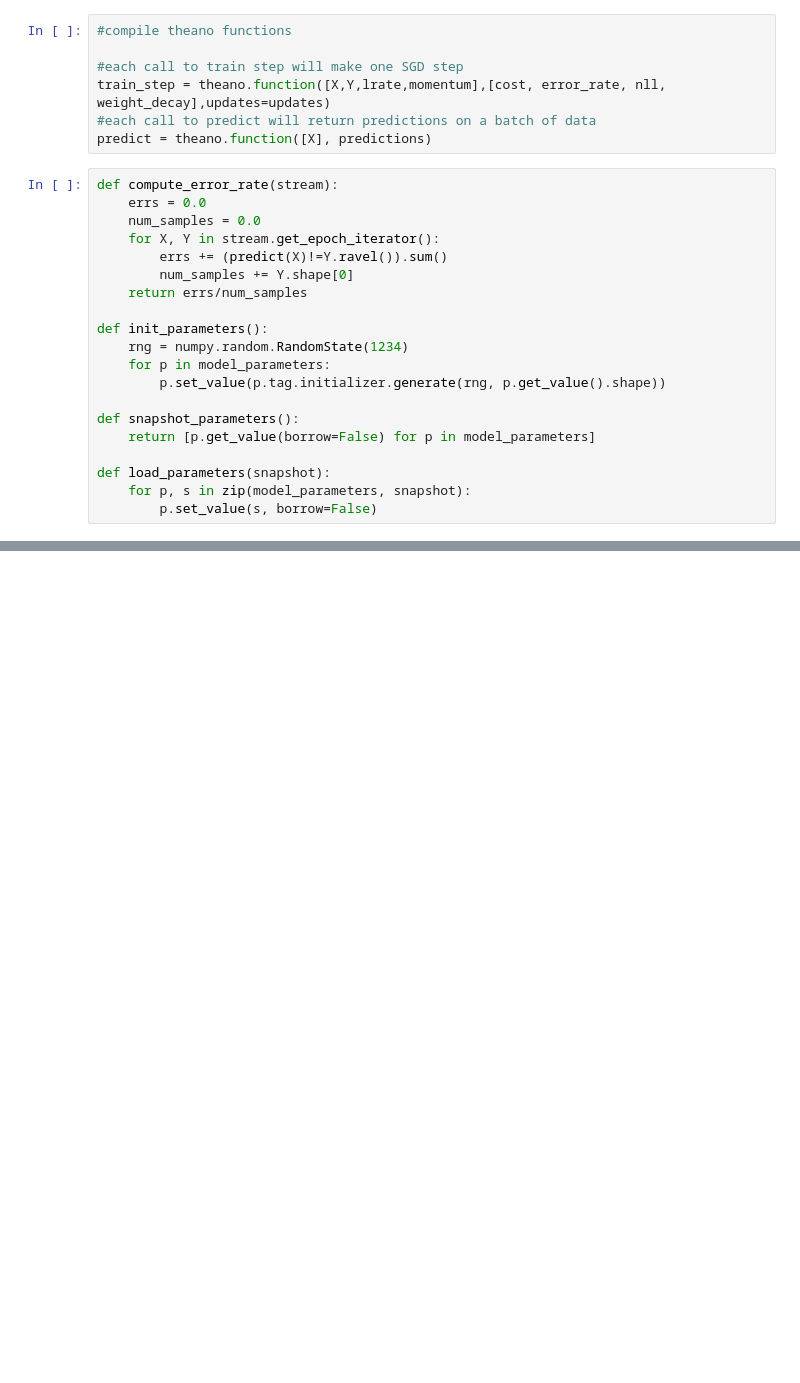
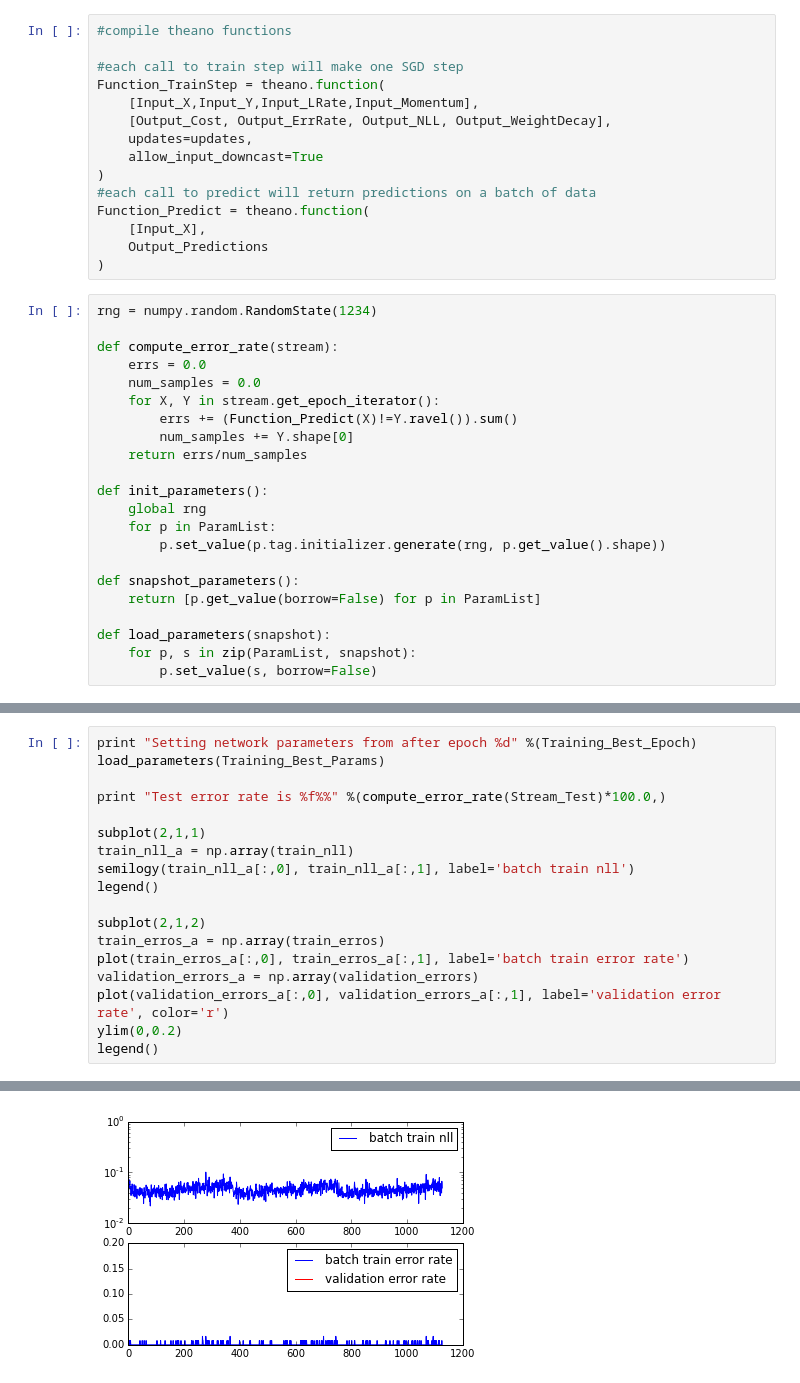
Before and after one commit to rafalcieslak/nn_assignments, a Jupyter notebook: project/CIFAR10.ipynb, the cells around one changed output, grey strips where cells are left out. Saved outputs shown, nothing was run; the diff lists cells and outputs as text; blank space fills up the shorter version.

Commit message:
Refactoring, tuned constants to 74% test acc

```diff
--- a/project/CIFAR10.ipynb
+++ b/project/CIFAR10.ipynb
@@ -196,28 +174,38 @@ for p,g,v in zip(model_parameters, gradients, velocities):
 #compile theano functions
 
 #each call to train step will make one SGD step
-train_step = theano.function([X,Y,lrate,momentum],[cost, error_rate, nll, weight_decay],updates=updates)
+Function_TrainStep = theano.function(
+    [Input_X,Input_Y,Input_LRate,Input_Momentum],
+    [Output_Cost, Output_ErrRate, Output_NLL, Output_WeightDecay],
+    updates=updates,
+    allow_input_downcast=True
+)
 #each call to predict will return predictions on a batch of data
-predict = theano.function([X], predictions)
+Function_Predict = theano.function(
+    [Input_X],
+    Output_Predictions
+)
 # %%
+rng = numpy.random.RandomState(1234)
+
 def compute_error_rate(stream):
     errs = 0.0
     num_samples = 0.0
     for X, Y in stream.get_epoch_iterator():
-        errs += (predict(X)!=Y.ravel()).sum()
+        errs += (Function_Predict(X)!=Y.ravel()).sum()
         num_samples += Y.shape[0]
     return errs/num_samples
 
 def init_parameters():
-    rng = numpy.random.RandomState(1234)
-    for p in model_parameters:
+    global rng
+    for p in ParamList:
         p.set_value(p.tag.initializer.generate(rng, p.get_value().shape))
 
 def snapshot_parameters():
-    return [p.get_value(borrow=False) for p in model_parameters]
+    return [p.get_value(borrow=False) for p in ParamList]
 
 def load_parameters(snapshot):
-    for p, s in zip(model_parameters, snapshot):
+    for p, s in zip(ParamList, snapshot):
         p.set_value(s, borrow=False)
 # %%
 i=0
@@ -297,0 +294,19 @@ At minibatch 31200, batch loss 1.100891, batch nll 0.706056, batch error rate 20
+# %%
+print "Setting network parameters from after epoch %d" %(Training_Best_Epoch)
+load_parameters(Training_Best_Params)
+
+print "Test error rate is %f%%" %(compute_error_rate(Stream_Test)*100.0,)
+
+subplot(2,1,1)
+train_nll_a = np.array(train_nll)
+semilogy(train_nll_a[:,0], train_nll_a[:,1], label='batch train nll')
+legend()
+
+subplot(2,1,2)
+train_erros_a = np.array(train_erros)
+plot(train_erros_a[:,0], train_erros_a[:,1], label='batch train error rate')
+validation_errors_a = np.array(validation_errors)
+plot(validation_errors_a[:,0], validation_errors_a[:,1], label='validation error rate', color='r')
+ylim(0,0.2)
+legend()
+# %% [output]
@@ -297,0 +316 @@ At minibatch 31200, batch loss 1.100891, batch nll 0.706056, batch error rate 20
+[figure, added]
```
Also changed, not shown: parts of 8 cells of this notebook.
